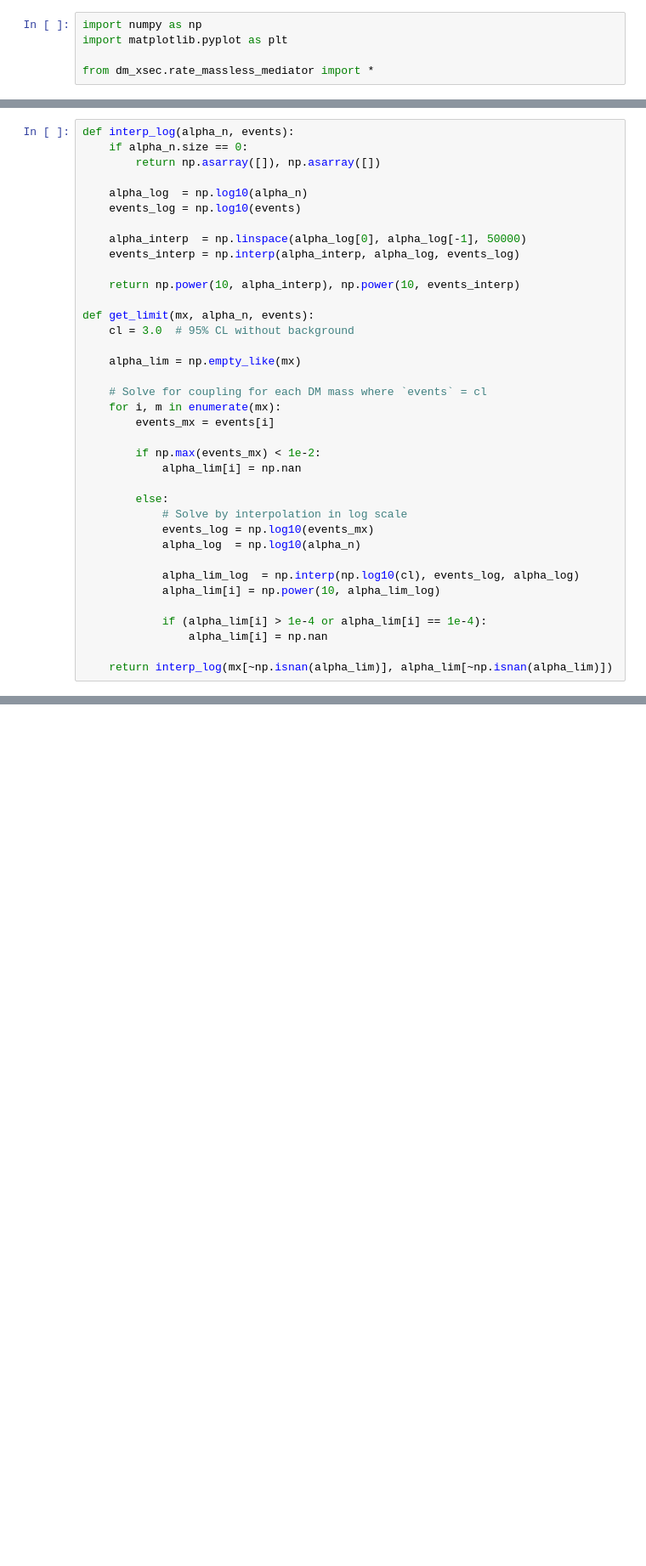
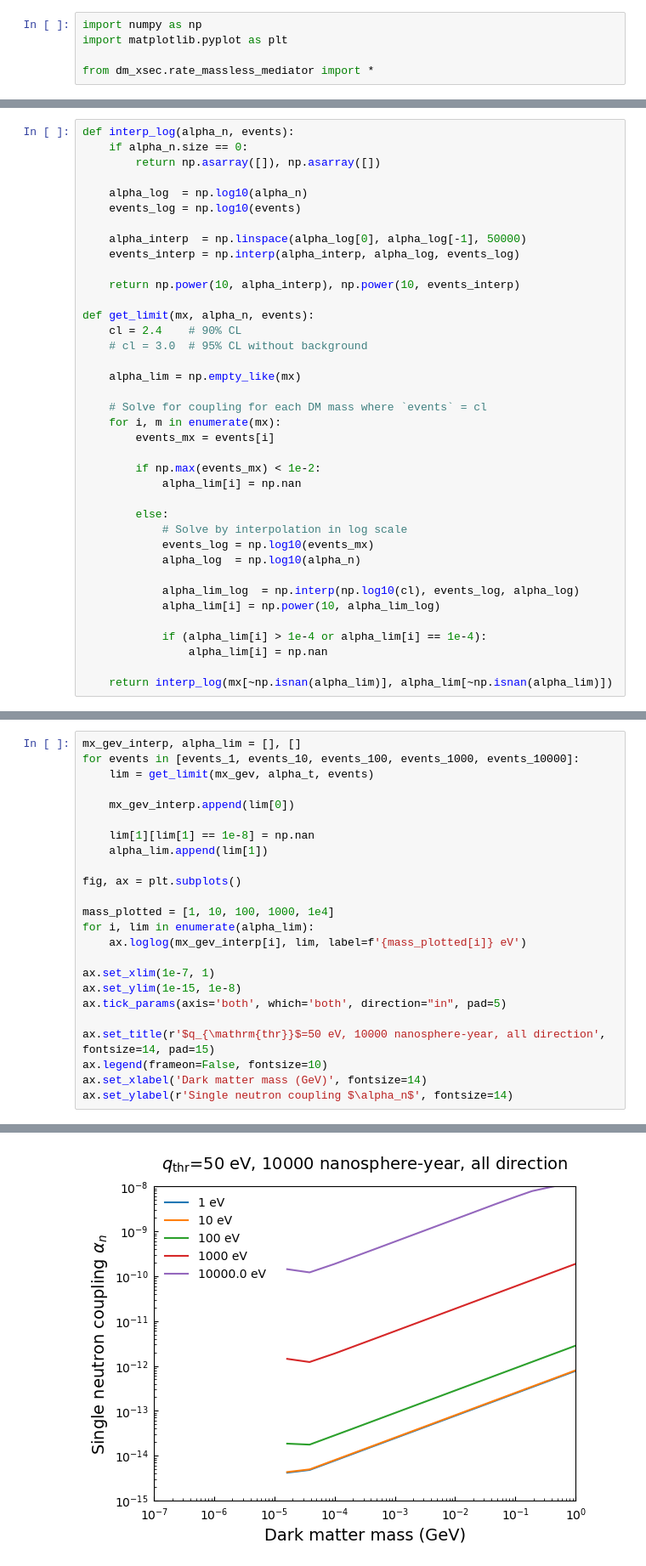
Before and after one commit to yuhants/impulse, a Jupyter notebook: yuhan/set_limits_born.ipynb, the cells around one changed output, grey strips where cells are left out. Shown: that part at 85% size. Saved outputs shown, nothing was run; the diff lists cells and outputs as text; blank space fills up the shorter version.

Commit message:
add light dm and composite dm limits

```diff
--- a/yuhan/set_limits_born.ipynb
+++ b/yuhan/set_limits_born.ipynb
@@ -50,7 +50,8 @@ def interp_log(alpha_n, events):
     return np.power(10, alpha_interp), np.power(10, events_interp)
 
 def get_limit(mx, alpha_n, events):
-    cl = 3.0  # 95% CL without background
+    cl = 2.4    # 90% CL
+    # cl = 3.0  # 95% CL without background
 
     alpha_lim = np.empty_like(mx)
 
@@ -151,0 +125,25 @@ Text(0, 0.5, 'Single neutron coupling $\\alpha_n$')
+# %%
+mx_gev_interp, alpha_lim = [], []
+for events in [events_1, events_10, events_100, events_1000, events_10000]:
+    lim = get_limit(mx_gev, alpha_t, events)
+
+    mx_gev_interp.append(lim[0])
+
+    lim[1][lim[1] == 1e-8] = np.nan
+    alpha_lim.append(lim[1])
+
+fig, ax = plt.subplots()
+
+mass_plotted = [1, 10, 100, 1000, 1e4]
+for i, lim in enumerate(alpha_lim):
+    ax.loglog(mx_gev_interp[i], lim, label=f'{mass_plotted[i]} eV')
+
+ax.set_xlim(1e-7, 1)
+ax.set_ylim(1e-15, 1e-8)
+ax.tick_params(axis='both', which='both', direction="in", pad=5)
+
+ax.set_title(r'$q_{\mathrm{thr}}$=50 eV, 10000 nanosphere-year, all direction', fontsize=14, pad=15)
+ax.legend(frameon=False, fontsize=10)
+ax.set_xlabel('Dark matter mass (GeV)', fontsize=14)
+ax.set_ylabel(r'Single neutron coupling $\alpha_n$', fontsize=14)
+# %% [output]
@@ -151,0 +151 @@ Text(0, 0.5, 'Single neutron coupling $\\alpha_n$')
+[figure, added]
```
Also changed, not shown: parts of 7 cells of this notebook, 13 other files.
